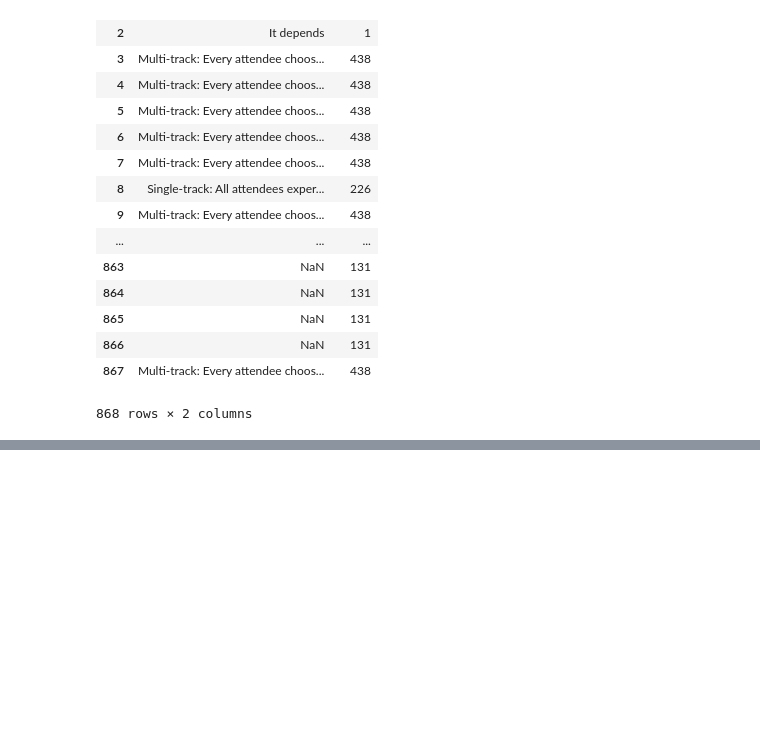
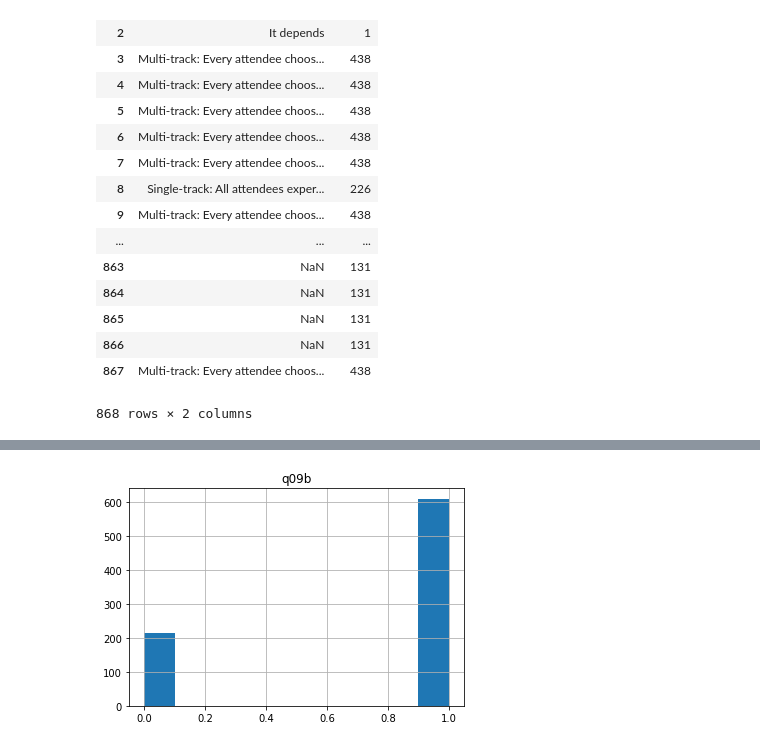
Before and after one commit to PersonaPredicta/Survey_Says..., a Jupyter notebook: kev/kworking_mixed_questions.ipynb, the cells around one changed output, grey strips where cells are left out. Cells and saved outputs as stored; diff of their text form; code cells hidden in the pictures; blank space fills up the shorter version.

```diff
--- a/kev/kworking_mixed_questions.ipynb
+++ b/kev/kworking_mixed_questions.ipynb
@@ -294,0 +302,6 @@ def encode_columns(df, src_col, use_dict, dest_col):
+# %%
+q09txt = pd.read_csv('../data_files/q09_to_categories.txt').set_index('q00')
+q09txt.hist()
+plt.show()
+# %% [output]
+[figure, added]
```
Also changed, not shown: parts of 2 cells of this notebook, 2 other files.
